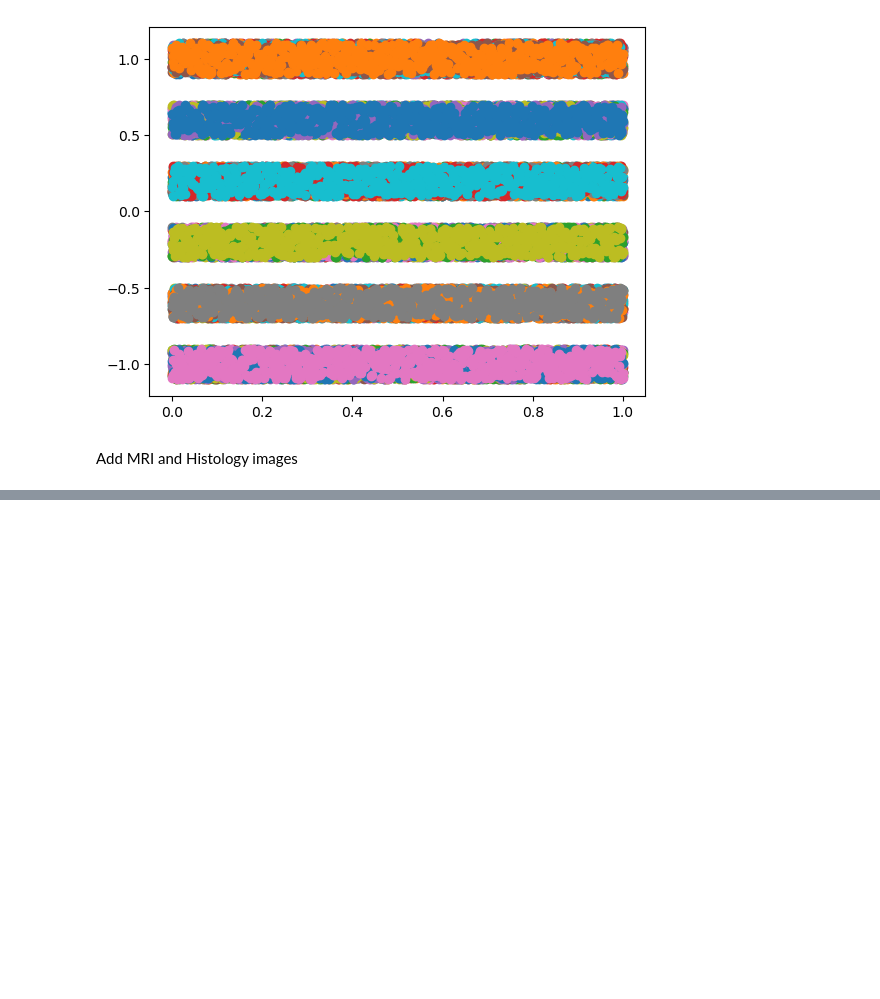
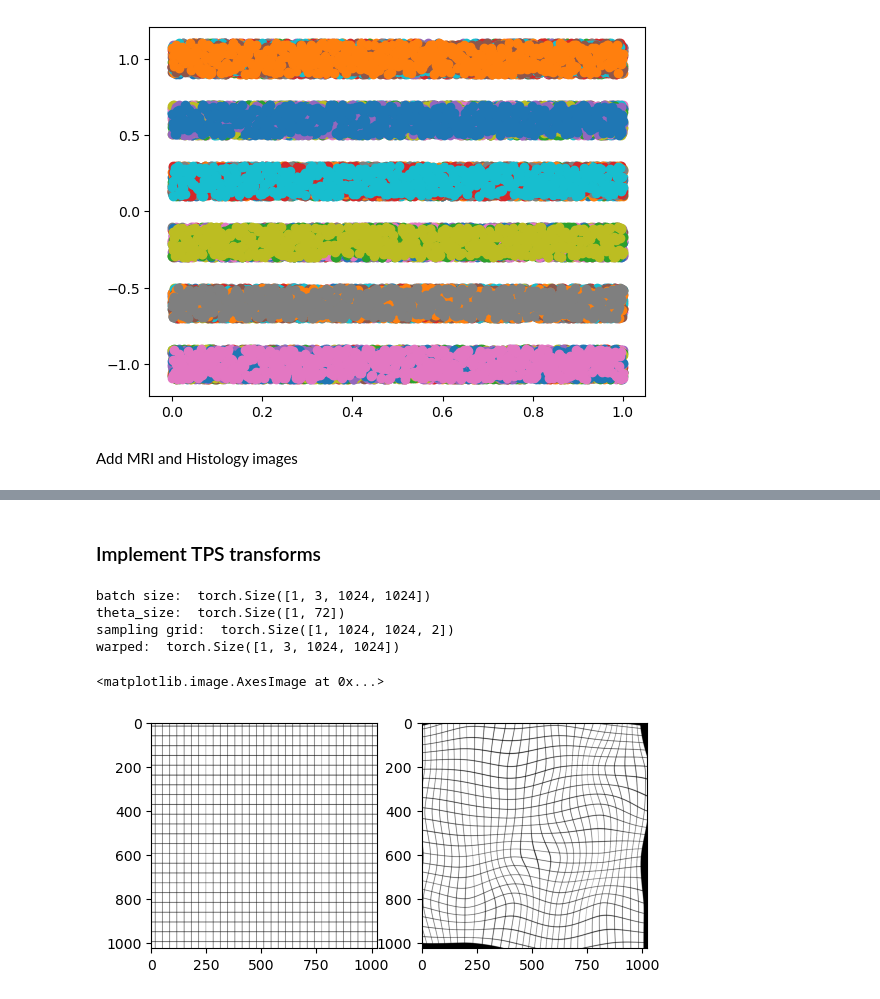
Before and after one commit to Martamasramon/ProsRegNet, a Jupyter notebook: analyse_training_transforms.ipynb, the cells around one changed output, grey strips where cells are left out. Cells and saved outputs as stored; diff of their text form; code cells hidden in the pictures; blank space fills up the shorter version.

Commit message:
display random tps transform on sample grid

```diff
--- a/analyse_training_transforms.ipynb
+++ b/analyse_training_transforms.ipynb
@@ -24,15 +24,16 @@ for i in range(1,73):
 # %% [output]
 [figure]
 # %%
-def random_transform(pd, image_name):
+def random_transform(pd, image_name='', name=True):
     """
     Create a random transform by sampling from each parameter.
     Assume a uniform distribution between min & max values.
     """
 
     output = {}
-    output['ImageA'] = image_name
-    output['ImageB'] = image_name
+    if name:
+        output['ImageA'] = image_name
+        output['ImageB'] = image_name
 
     for i in range(1,73):
         name    = 't' + str(i)
@@ -107,3 +108,50 @@ updated_train_pd
 624 rows × 74 columns
 # %%
 updated_train_pd.to_csv('training_data/tps/train_updated.csv', index=False)
+# %% [markdown]
+### Implement TPS transforms
+# %%
+from process_img import *
+from geotnf.transformation_high_res import GeometricTnf_high_res
+from skimage import io
+
+
+def tsp_transform_grid(transforms_pd):
+    """
+    Apply a random TPS transform to the sample grid
+    """
+
+    transform = random_transform(transforms_pd, name=False)
+    theta_tps = [transform[i] for i in transform]
+    theta_tps = torch.Tensor(np.transpose(theta_tps))
+
+    # Preprocess image
+    source_image = io.imread('../Dataset/Data/grid.png')
+    source_image = np.squeeze(source_image[:,:,:3])
+    source_image[source_image<250] = 0
+    source_image = process_image(source_image, use_cuda=False, high_res=True)
+
+    # TPS transformation
+    tpsTnf       = GeometricTnf_high_res(geometric_model='tps', out_h=1024, out_w=1024, use_cuda=False)
+    warped_image = tpsTnf(source_image,theta_tps)
+
+    # Un-normalize images and convert to numpy
+    warped_image_np = normalize_image(warped_image,forward=False).data.squeeze(0).transpose(0,1).transpose(1,2).cpu().numpy()
+
+    # Ignore negative values
+    warped_image_np[warped_image_np < 0] = 0
+    source_image = source_image.permute(0,2,3,1)
+    return source_image, warped_image_np
+# %%
+source_image, warped_image = tsp_transform_grid(transforms_pd)
+
+fig, axs = plt.subplots(1,2)
+axs[0].imshow(np.squeeze(source_image))
+axs[1].imshow(warped_image)
+# %% [output]
+batch size:  torch.Size([1, 3, 1024, 1024])
+theta_size:  torch.Size([1, 72])
+sampling grid:  torch.Size([1, 1024, 1024, 2])
+warped:  torch.Size([1, 3, 1024, 1024])
+<matplotlib.image.AxesImage at 0x...>
+[figure, added]
```
Also changed, not shown: parts of 1 cell of this notebook, 2 other files.
